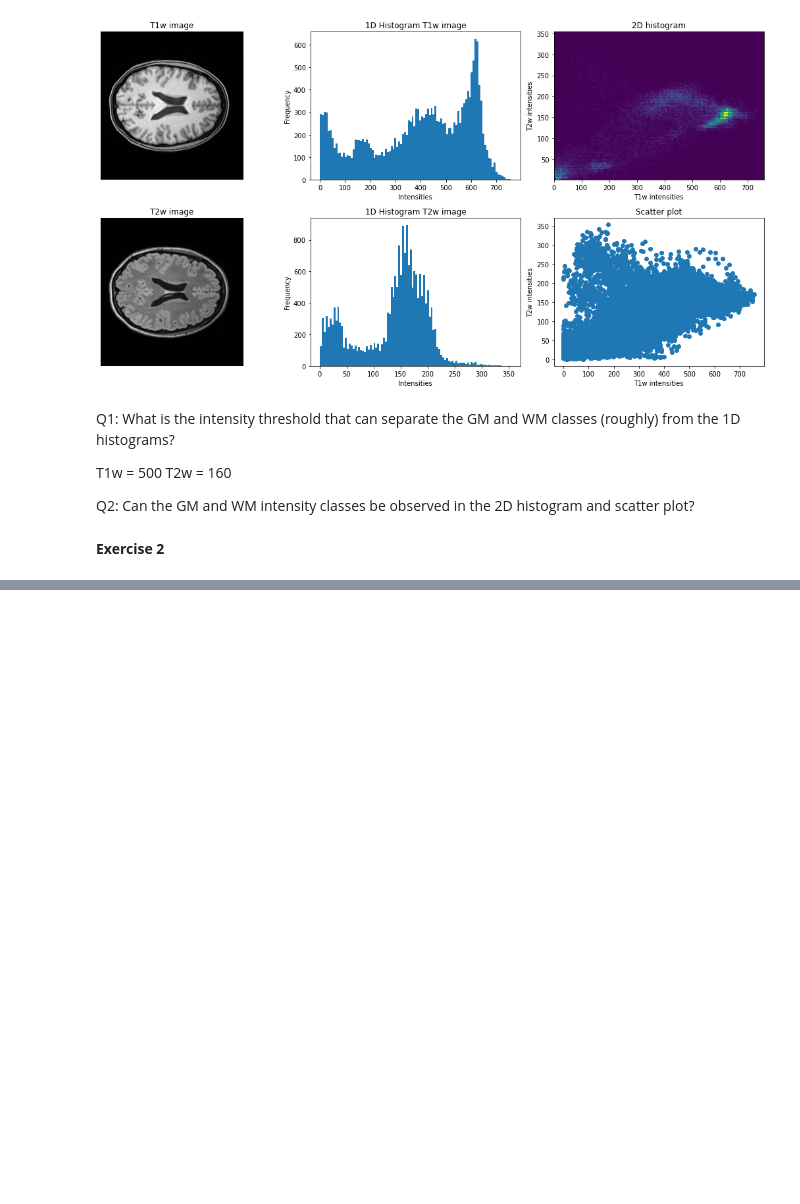
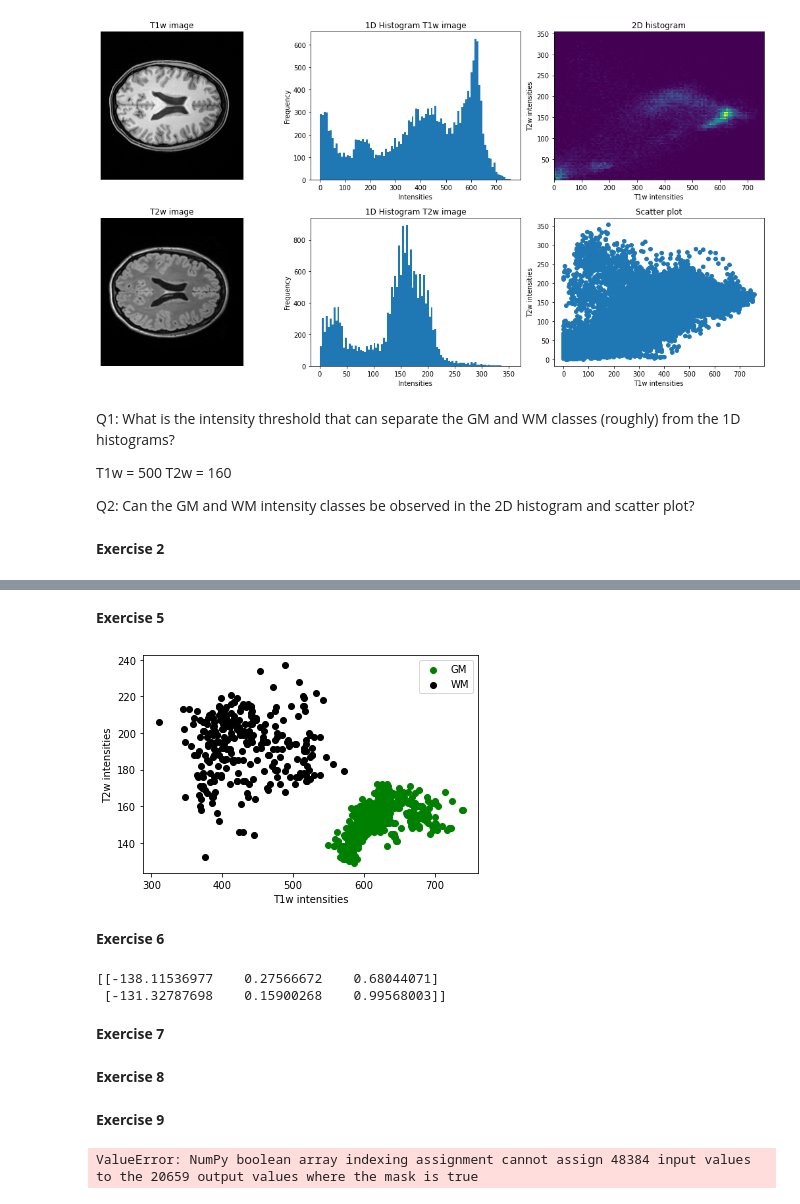
Before and after one commit to joseture/ImageAnalysis, a Jupyter notebook: W11.Exercise6b/Exercise6b.ipynb, the cells around one changed output, grey strips where cells are left out. Drawn from its saved outputs; the diff is of its cells as text; code cells hidden in the pictures; blank space fills up the shorter version.

```diff
--- a/W11.Exercise6b/Exercise6b.ipynb
+++ b/W11.Exercise6b/Exercise6b.ipynb
@@ -71,0 +106,33 @@ plt.hist(C1)
+# %%
+# Feature matrix, X -> Shape: (n_samples, n_features)
+X1 = np.c_[ImgT1[ROI_WM], ImgT2[ROI_WM]]
+X2 = np.c_[ImgT1[ROI_GM], ImgT2[ROI_GM]]
+X = np.r_[X1, X2]
+# Label vector, T -> Shape: (n_samples)
+n_pixels = X.shape[0]
+n_wm_pixels = X1.shape[0]
+T = np.zeros((n_pixels, 1))
+T[n_wm_pixels:] = 1
+# %% [markdown]
+**Exercise 5**
+# %%
+fig, ax = plt.subplots(1,1)
+ax.scatter(X1[:,0], X1[:,1], c = 'g', label = 'GM')
+ax.scatter(X2[:,0], X2[:,1], c = 'k', label = 'WM')
+ax.set_xlabel('T1w intensities')
+ax.set_ylabel('T2w intensities')
+plt.legend()
+plt.show()
+# %% [output]
+[figure, added]
+# %% [markdown]
+**Exercise 6**
+# %%
+from LDA import LDA
+W = LDA(X,T)
+print(W)
+# %% [output]
+[[-138.11536977    0.27566672    0.68044071]
+ [-131.32787698    0.15900268    0.99568003]]
+# %% [markdown]
+**Exercise 7**
@@ -71,0 +142,2 @@ plt.hist(C1)
+# %% [markdown]
+**Exercise 8**
@@ -71,0 +146,12 @@ plt.hist(C1)
+# %% [markdown]
+**Exercise 9**
+# %%
+posteriorC1 = np.zeros(ImgT1.shape)
+posteriorC2 = np.zeros(ImgT1.shape)
+
+posteriorC1[mask] = PosteriorProb[:,0]
+posteriorC2[mask] = PosteriorProb[:,1]
+mask_WM = posteriorC1 >= 0.5
+mask_GM = posteriorC2 > 0.5
+# %% [output]
+ValueError: NumPy boolean array indexing assignment cannot assign 48384 input values to the 20659 output values where the mask is true
```
Also changed, not shown: parts of 10 cells of this notebook, 9 other files.
